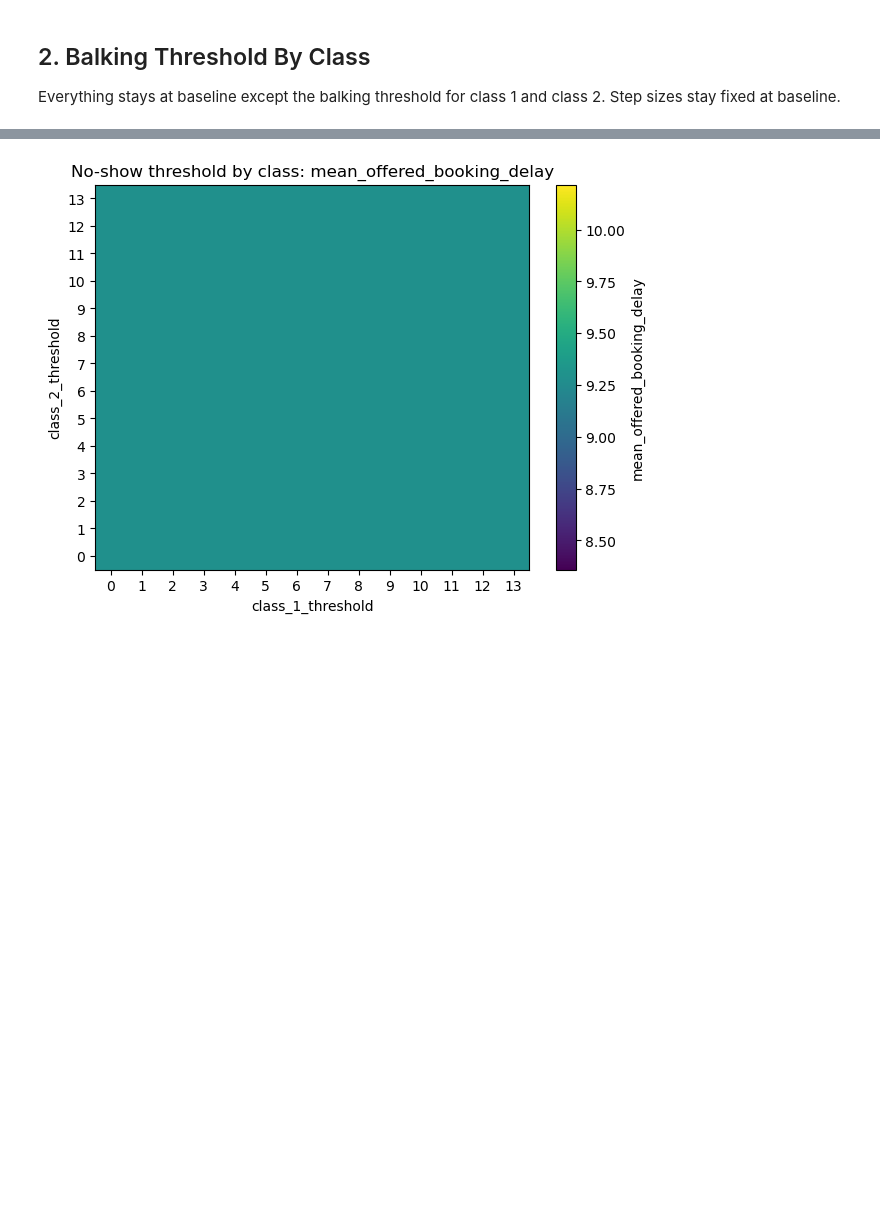
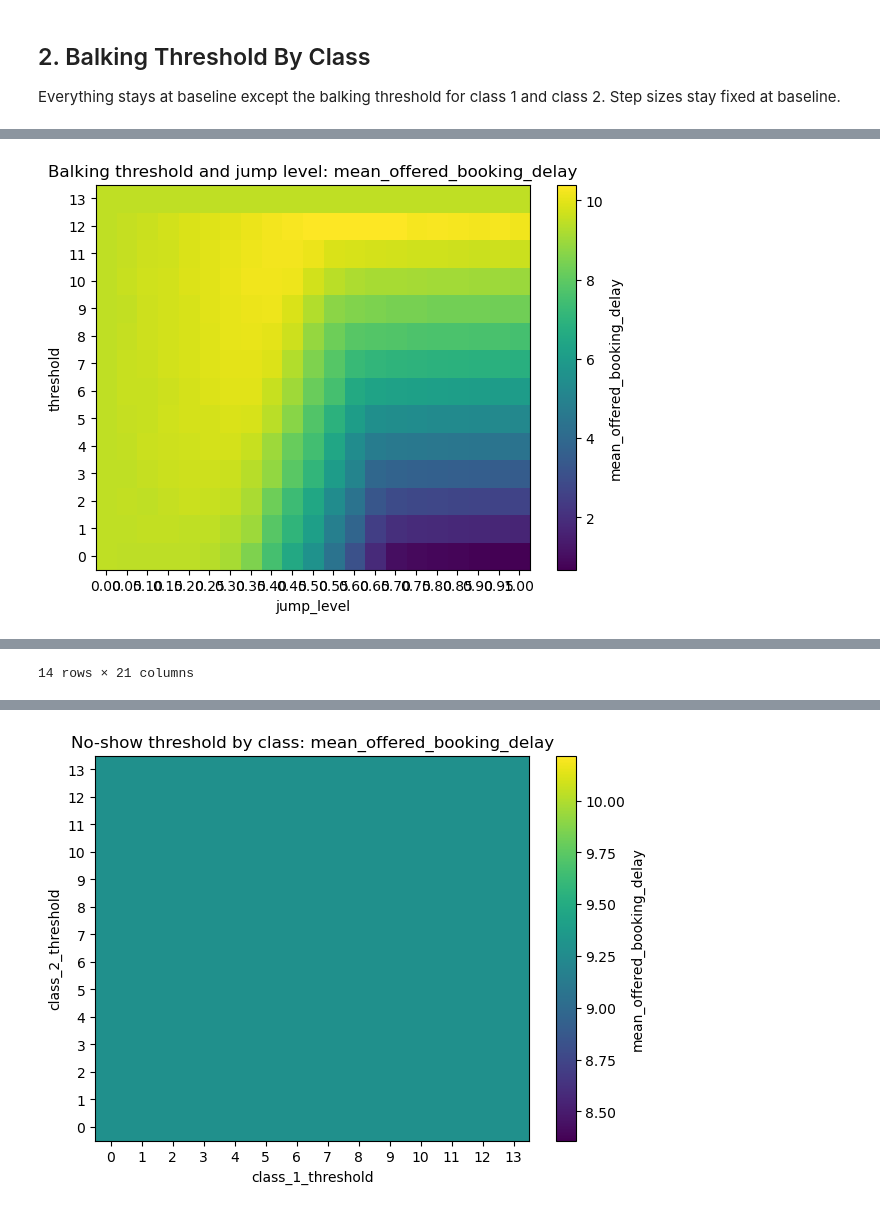
Before and after one commit to YcartXin/CUIMC-Appointment-Simulation, a Jupyter notebook: notebook/parameter_sensitivity_analysis.ipynb, the cells around one changed output, grey strips where cells are left out. Cells and saved outputs as stored; diff of their text form; code cells hidden in the pictures; blank space fills up the shorter version.

```diff
--- a/notebook/parameter_sensitivity_analysis.ipynb
+++ b/notebook/parameter_sensitivity_analysis.ipynb
@@ -270,0 +295,23 @@ heatmap(
+# %%
+rows = []
+for threshold, jump_level in product(THRESHOLDS, STEPS):
+    config = set_balking(
+        base_config,
+        class_steps={1: jump_level, 2: jump_level},
+        class_thresholds={1: threshold, 2: threshold},
+    )
+    rows.append({
+        "threshold": threshold,
+        "jump_level": jump_level,
+        **run_metrics(config),
+    })
+
+balk_threshold_jump_df = pd.DataFrame(rows)
+heatmap(
+    balk_threshold_jump_df,
+    "jump_level",
+    "threshold",
+    title=f"Balking threshold and jump level: {METRIC}",
+)
+# %% [output]
+[figure, added]
@@ -271 +334,2 @@ heatmap(
+14 rows × 21 columns
 # %% [markdown]
```
Also changed, not shown: parts of 15 cells of this notebook, 14 other files.
